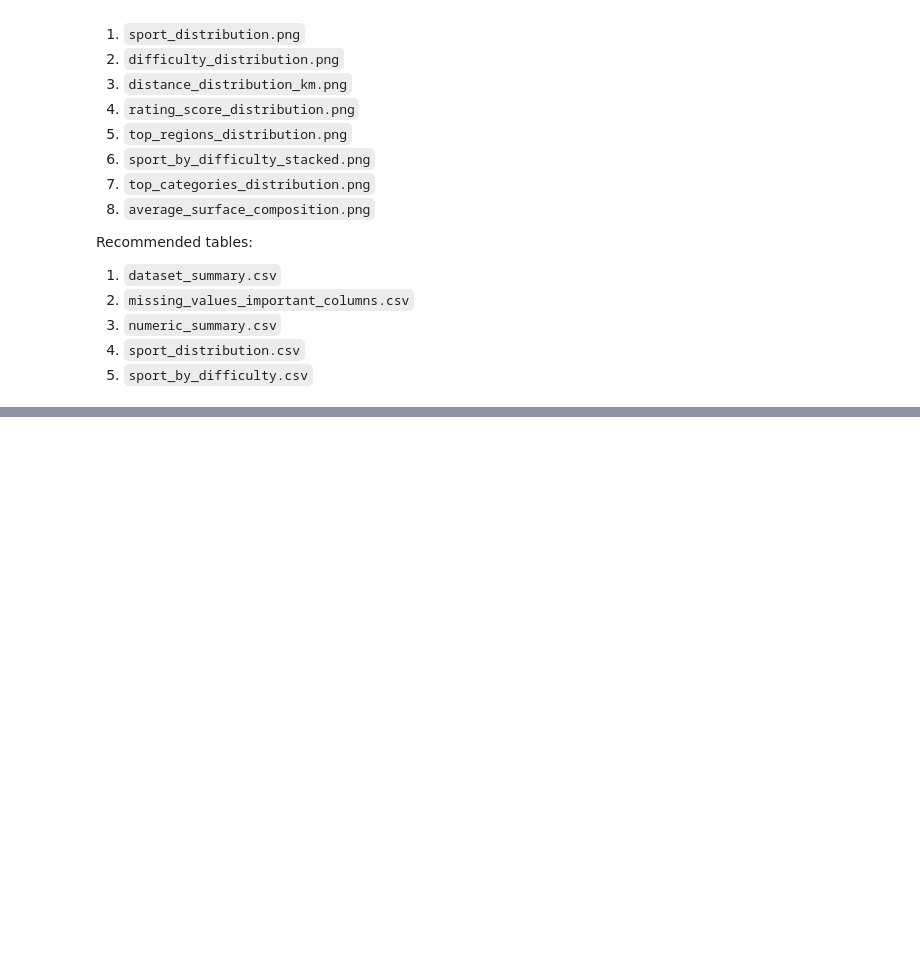
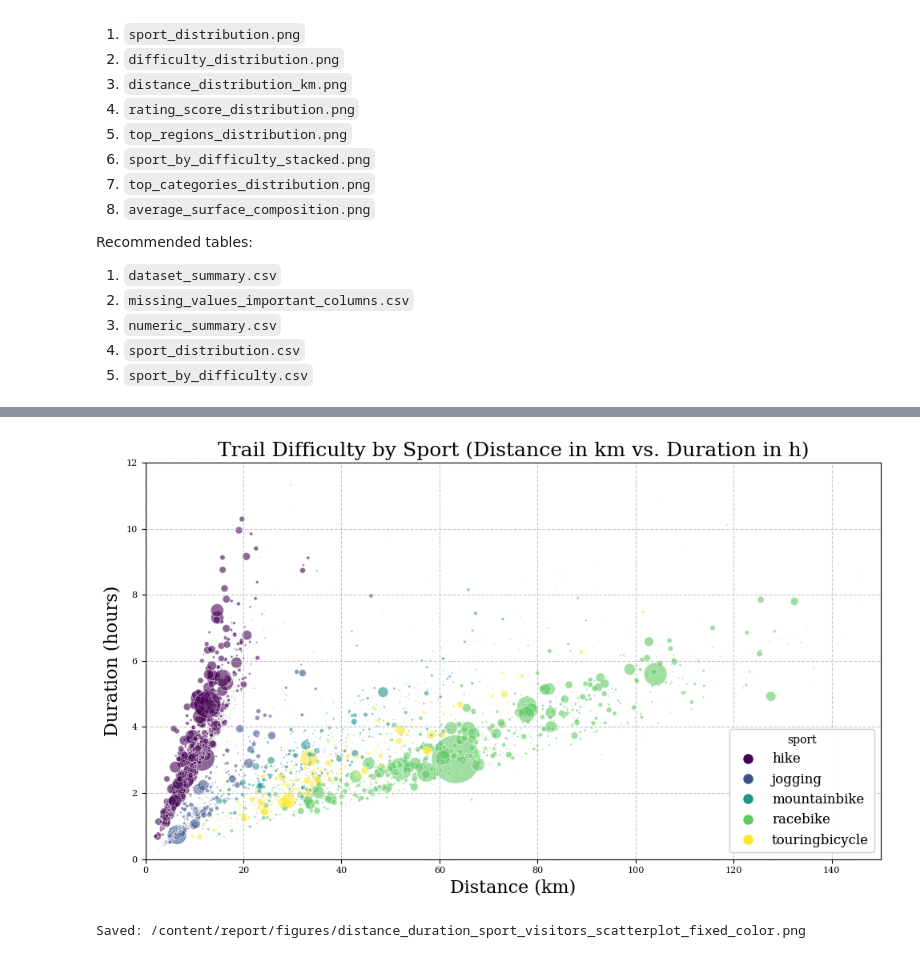
Before and after one commit to enicaking/ml-applications-project-repo, a Jupyter notebook: notebooks/04_report_figures.ipynb, the cells around one changed output, grey strips where cells are left out. Cells and saved outputs as stored; diff of their text form; code cells hidden in the pictures; blank space fills up the shorter version.

```diff
--- a/notebooks/04_report_figures.ipynb
+++ b/notebooks/04_report_figures.ipynb
@@ -799,0 +877,64 @@ Recommended tables:
+# %%
+import matplotlib.pyplot as plt
+from matplotlib.lines import Line2D
+import numpy as np # Import numpy
+import matplotlib.font_manager as fm # Import font_manager
+
+# Configure font to match lmodern package in LaTeX
+plt.rcParams['font.family'] = 'serif'
+plt.rcParams['font.serif'] = ['DejaVu Serif', 'Times New Roman', 'Liberation Serif', 'Bitstream Vera Serif', 'Computer Modern Roman']
+
+if all(col in df_plot.columns for col in ['distance_km', 'duration_h', 'sport', 'visitors']):
+    # Scale visitors for marker size (thousands of visitors)
+    df_plot['visitors_scaled'] = df_plot['visitors'] / 1000
+
+    # Convert sport to category type and get codes and categories
+    sport_cat = df_plot['sport'].astype('category')
+    # Ensure categories are sorted for consistent color mapping
+    sport_cat = sport_cat.cat.reorder_categories(sorted(sport_cat.cat.categories), ordered=True)
+    sport_codes = sport_cat.cat.codes
+
+    fig, ax = plt.subplots(figsize=(10, 6)) # Reduced figure size
+    scatter = ax.scatter(
+        x=df_plot['distance_km'],
+        y=df_plot['duration_h'],
+        c=sport_codes, # Use numerical codes for coloring
+        cmap='viridis',
+        s=df_plot['visitors_scaled'] * 100, # Increased multiplier for larger visual size
+        alpha=0.6,
+        edgecolors='w',
+        linewidths=0.5
+    )
+
+    # Lgend for sport colors using original category names
+    unique_sport_codes = np.unique(sport_codes)
+    sport_names = [sport_cat.cat.categories[code] for code in unique_sport_codes]
+
+
+    cmap = plt.get_cmap('viridis')
+    # Get a color for each unique sport code, normalized by the number of categories
+    # Use len(sport_cat.cat.categories) - 1 to ensure the max code (e.g., 2 for 3 categories) maps to the end of the colormap
+    colors = [cmap(code / (len(sport_cat.cat.categories) - 1)) for code in unique_sport_codes]
+
+    # Create proxy artists for the legend
+    legend_handles = [Line2D([0], [0], marker='o', color='w', label=name,
+                             markerfacecolor=color, markersize=10)
+                      for name, color in zip(sport_names, colors)]
+
+    legend1 = ax.legend(handles=legend_handles, title='sport', fontsize=12)
+    ax.add_artist(legend1)
+
+    ax.set_title('Trail Difficulty by Sport (Distance in km vs. Duration in h)', fontsize=18)
+    ax.set_xlabel('Distance (km)', fontsize=16)
+    ax.set_ylabel('Duration (hours)', fontsize=16)
+    ax.set_xlim(0, 150) # Set x-axis limit to 150 km for visibility
+    ax.set_ylim(0, 12)  # Set y-axis limit to 12 hours for visibility
+    ax.tick_params(axis='both', which='major', labelsize=8) # Smaller tick labels
+    ax.grid(True, linestyle='--', alpha=0.7)
+
+    save_fig('distance_duration_sport_visitors_scatterplot_fixed_color.png')
+else:
+    print("Required columns for plotting (distance_km, duration_h, sport, visitors) not found.")
+# %% [output]
+[figure, added]
+Saved: /content/report/figures/distance_duration_sport_visitors_scatterplot_fixed_color.png
```
Also changed, not shown: parts of 13 cells of this notebook.
